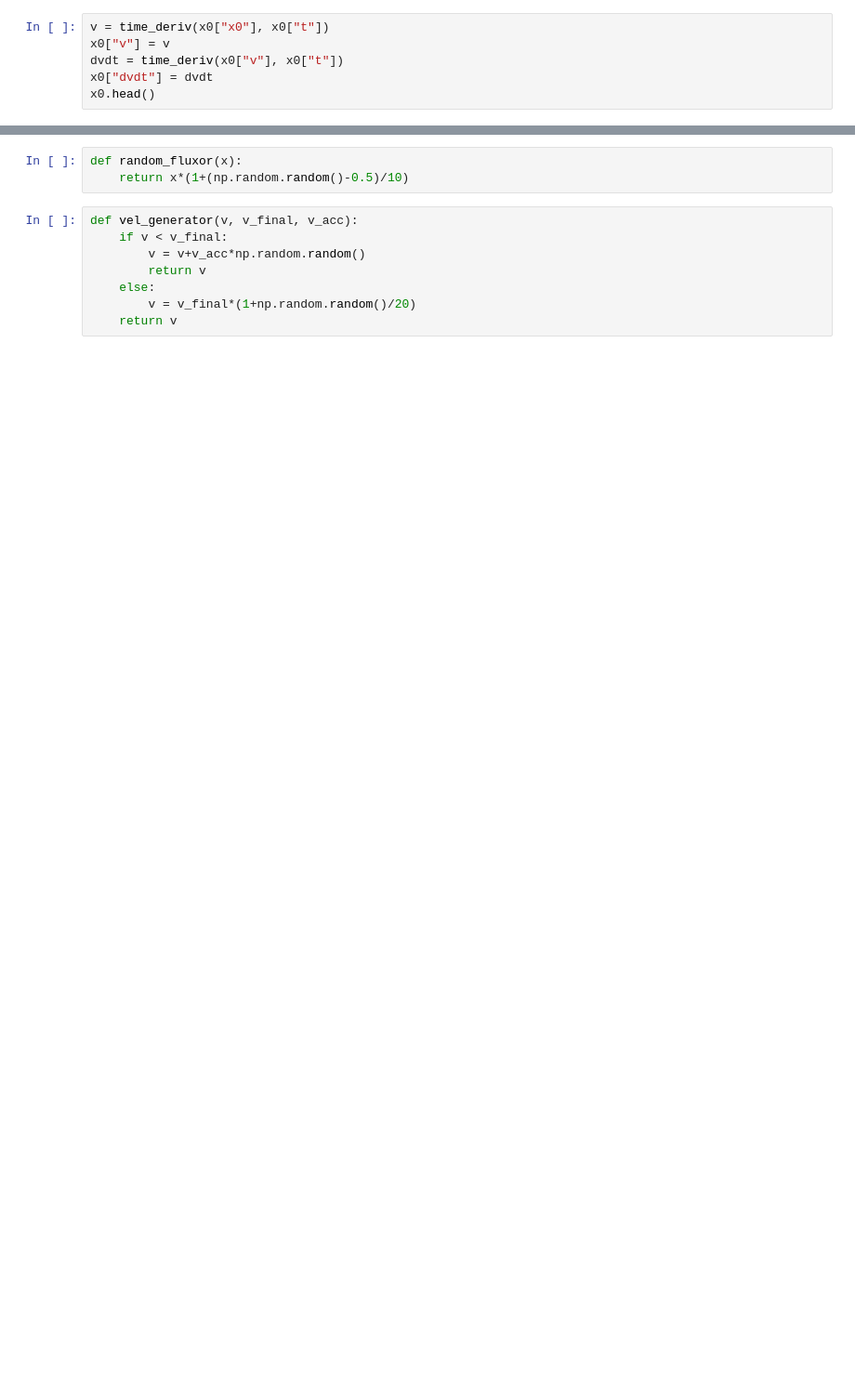
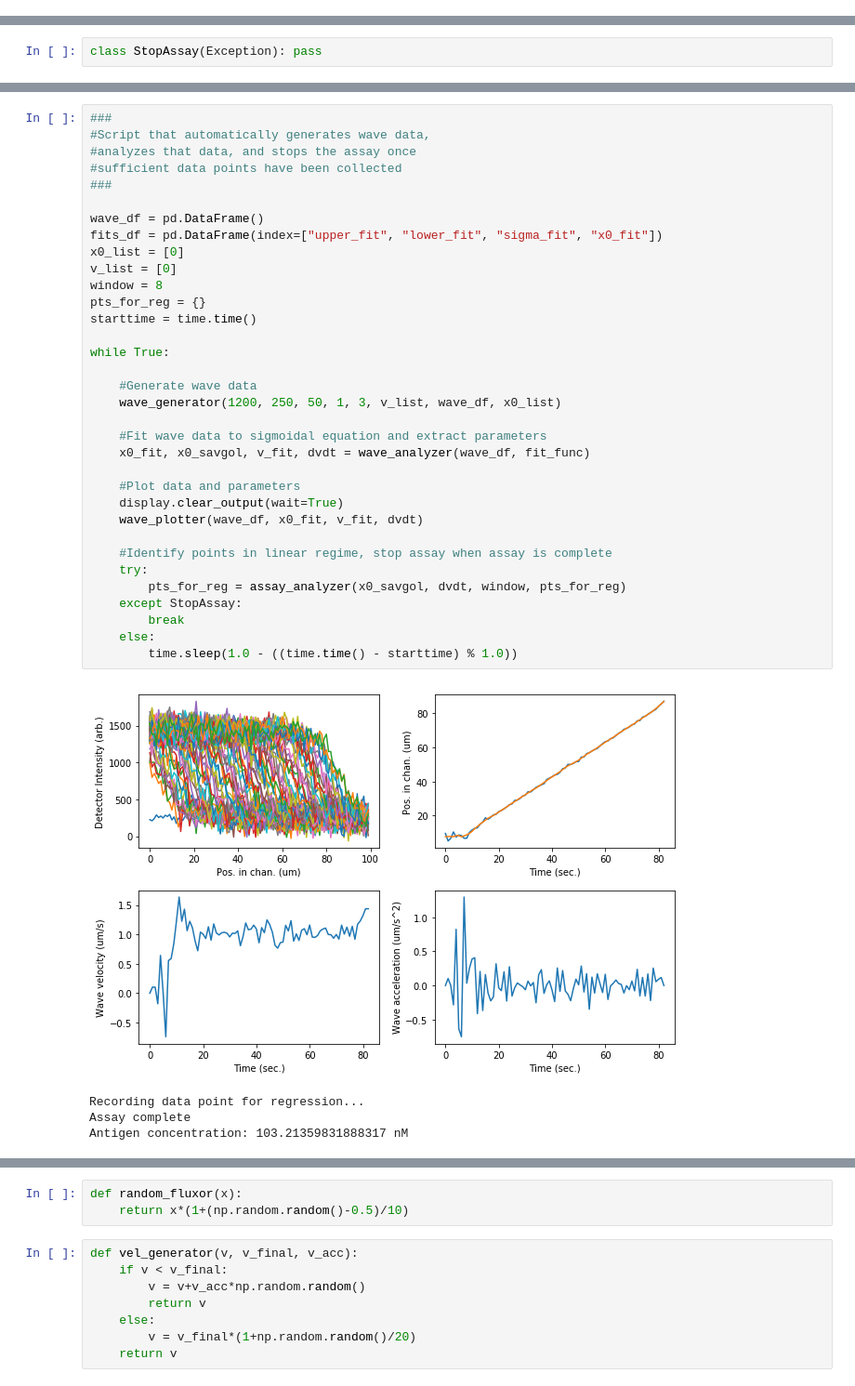
Before and after one commit to cjgalvin/wave_assay, a Jupyter notebook: waves.ipynb, the cells around one changed output, grey strips where cells are left out. Shown: that part at 93% size. Cells and saved outputs as stored; diff of their text form; blank space fills up the shorter version.

```diff
--- a/waves.ipynb
+++ b/waves.ipynb
@@ -44,6 +21,0 @@ plt.plot(x0["x0"], "bo")
-# %%
-v = time_deriv(x0["x0"], x0["t"])
-x0["v"] = v
-dvdt = time_deriv(x0["v"], x0["t"])
-x0["dvdt"] = dvdt
-x0.head()
@@ -61,0 +22,2 @@ for col in ["v", "dvdt"]:
+# %%
+class StopAssay(Exception): pass
@@ -61,0 +31,39 @@ for col in ["v", "dvdt"]:
+# %%
+###
+#Script that automatically generates wave data,
+#analyzes that data, and stops the assay once
+#sufficient data points have been collected
+###
+
+wave_df = pd.DataFrame()
+fits_df = pd.DataFrame(index=["upper_fit", "lower_fit", "sigma_fit", "x0_fit"])
+x0_list = [0]
+v_list = [0]
+window = 8
+pts_for_reg = {}
+starttime = time.time()
+
+while True:
+
+    #Generate wave data
+    wave_generator(1200, 250, 50, 1, 3, v_list, wave_df, x0_list)
+
+    #Fit wave data to sigmoidal equation and extract parameters
+    x0_fit, x0_savgol, v_fit, dvdt = wave_analyzer(wave_df, fit_func)
+
+    #Plot data and parameters
+    display.clear_output(wait=True)
+    wave_plotter(wave_df, x0_fit, v_fit, dvdt)
+
+    #Identify points in linear regime, stop assay when assay is complete
+    try:
+        pts_for_reg = assay_analyzer(x0_savgol, dvdt, window, pts_for_reg)
+    except StopAssay:
+        break
+    else:
+        time.sleep(1.0 - ((time.time() - starttime) % 1.0))
+# %% [output]
+[figure, added]
+Recording data point for regression...
+Assay complete
+Antigen concentration: 103.21359831888317 nM
```
Also changed, not shown: parts of 28 cells of this notebook.
